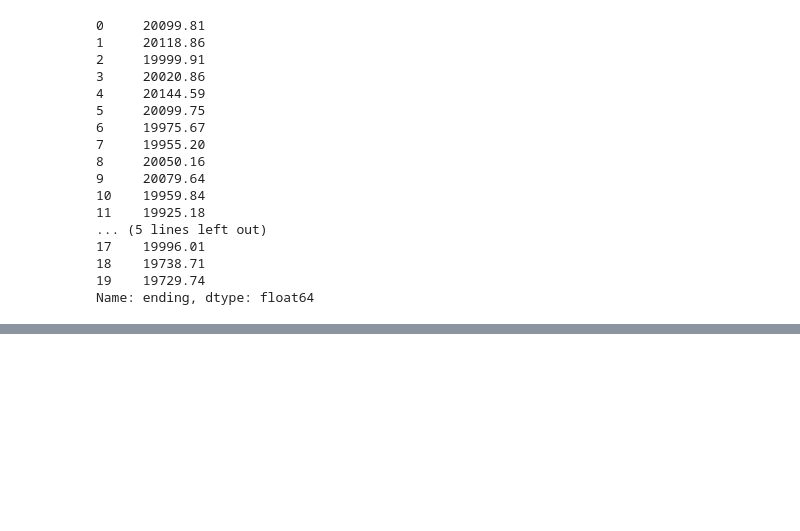
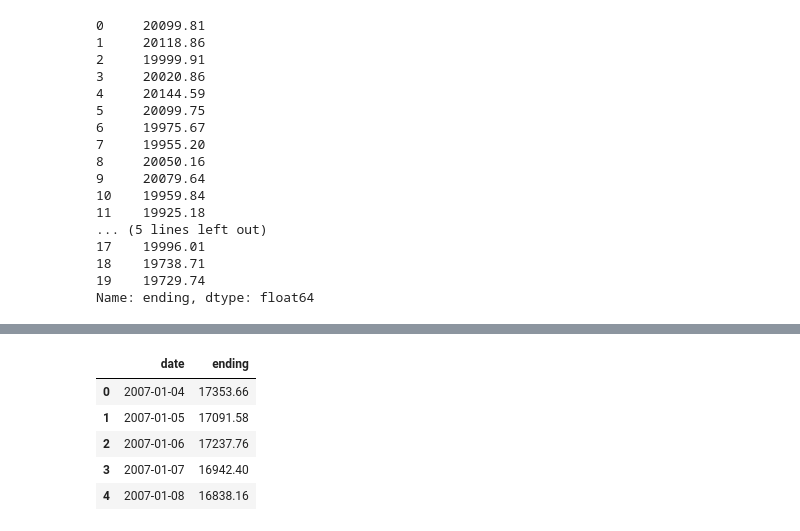
Before and after one commit to upura/upura.hatenablog, a Jupyter notebook: time_series/kaggledays/index.ipynb, the cells around one changed output, grey strips where cells are left out. Cells and saved outputs as stored; diff of their text form; code cells hidden in the pictures; blank space fills up the shorter version.

```diff
--- a/time_series/kaggledays/index.ipynb
+++ b/time_series/kaggledays/index.ipynb
@@ -181,0 +200,11 @@ plt.plot(y_pred)
+# %%
+data = pd.concat([X_train, X_test]).reset_index(drop=True)
+# %%
+data.head()
+# %% [output]
+|  | date | ending |
+| 0 | 2007-01-04 | 17353.66 |
+| 1 | 2007-01-05 | 17091.58 |
+| 2 | 2007-01-06 | 17237.76 |
+| 3 | 2007-01-07 | 16942.40 |
+| 4 | 2007-01-08 | 16838.16 |
```
Also changed, not shown: parts of 19 cells of this notebook.
